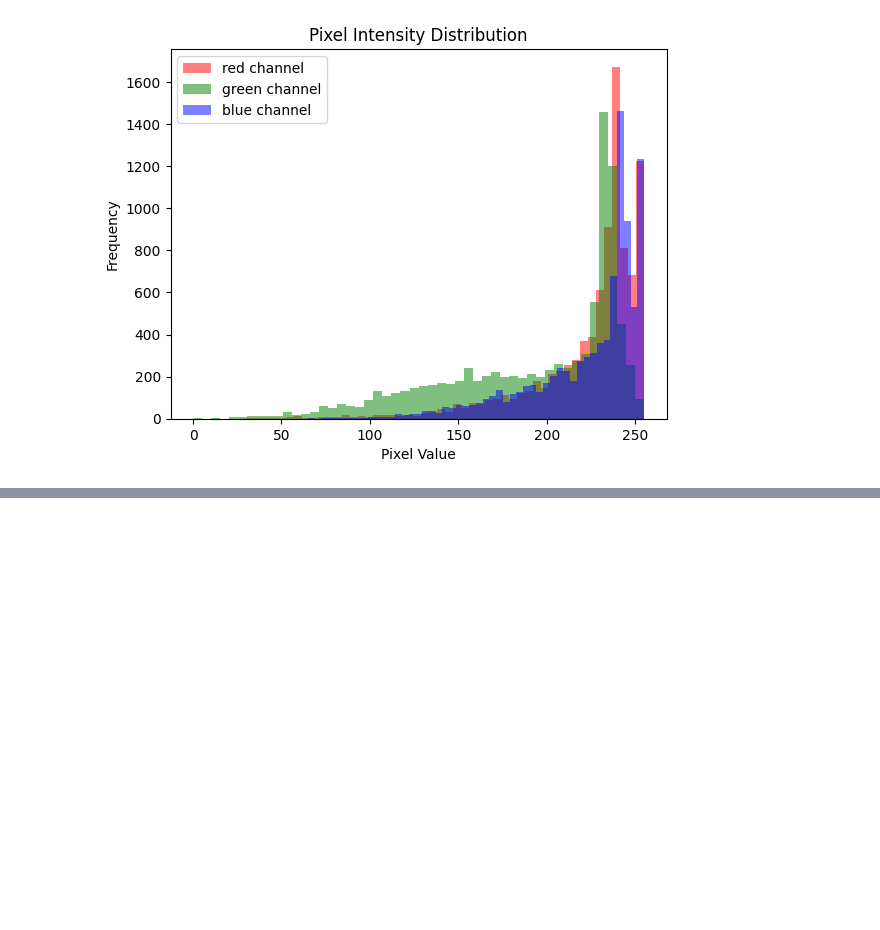
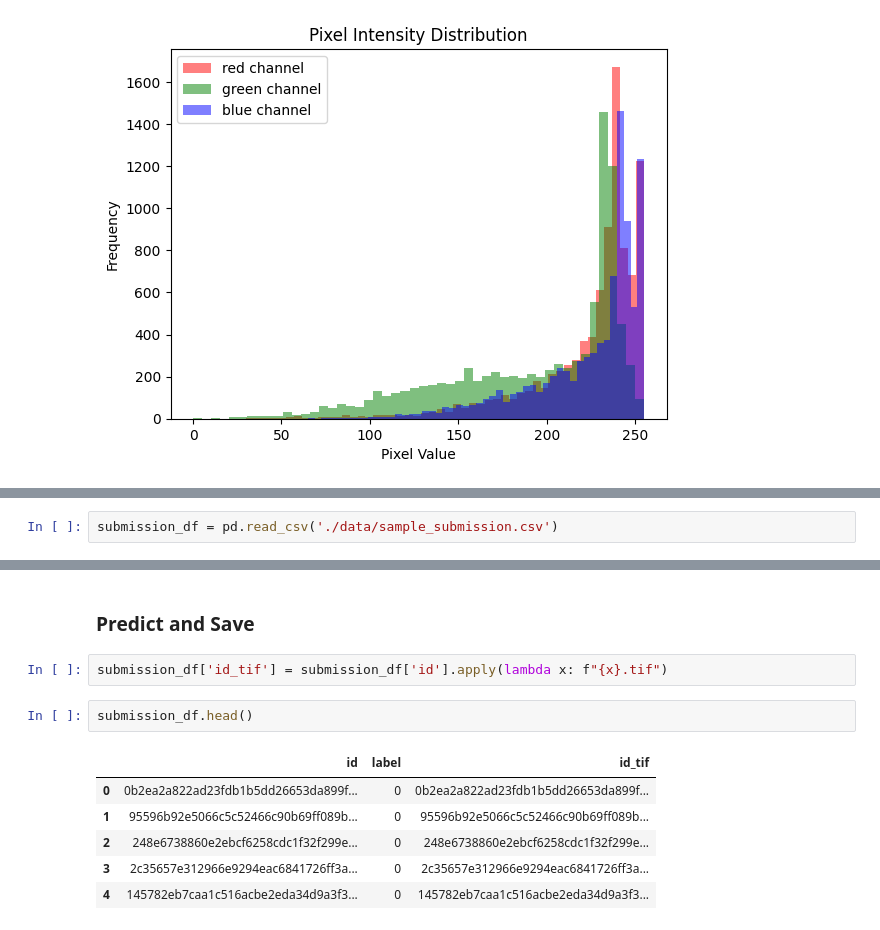
Before and after one commit to BlueJayVRStudio/CSCA5642_Week3, a Jupyter notebook: Week3_Notebook.ipynb, the cells around one changed output, grey strips where cells are left out. Saved outputs shown, nothing was run; the diff lists cells and outputs as text; blank space fills up the shorter version.

```diff
--- a/Week3_Notebook.ipynb
+++ b/Week3_Notebook.ipynb
@@ -81,0 +138,2 @@ visualize_images_from_directory("./data/train")
+# %%
+submission_df = pd.read_csv('./data/sample_submission.csv')
@@ -81,0 +462,13 @@ visualize_images_from_directory("./data/train")
+# %% [markdown]
+### Predict and Save
+# %%
+submission_df['id_tif'] = submission_df['id'].apply(lambda x: f"{x}.tif")
+# %%
+submission_df.head()
+# %% [output]
+|  | id | label | id_tif |
+| 0 | 0b2ea2a822ad23fdb1b5dd26653da899f... | 0 | 0b2ea2a822ad23fdb1b5dd26653da899f... |
+| 1 | 95596b92e5066c5c52466c90b69ff089b... | 0 | 95596b92e5066c5c52466c90b69ff089b... |
+| 2 | 248e6738860e2ebcf6258cdc1f32f299e... | 0 | 248e6738860e2ebcf6258cdc1f32f299e... |
+| 3 | 2c35657e312966e9294eac6841726ff3a... | 0 | 2c35657e312966e9294eac6841726ff3a... |
+| 4 | 145782eb7caa1c516acbe2eda34d9a3f3... | 0 | 145782eb7caa1c516acbe2eda34d9a3f3... |
```
Also changed, not shown: parts of 42 cells of this notebook, 4 other files.
